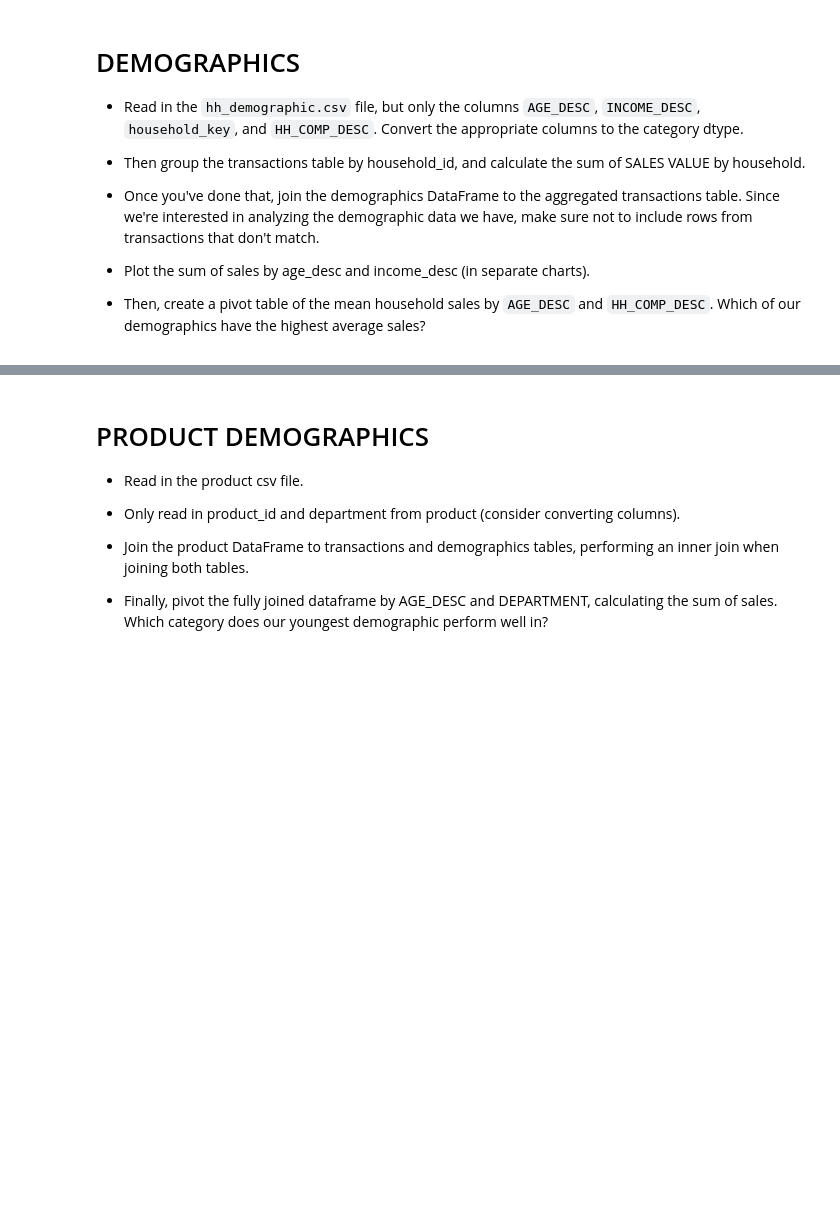
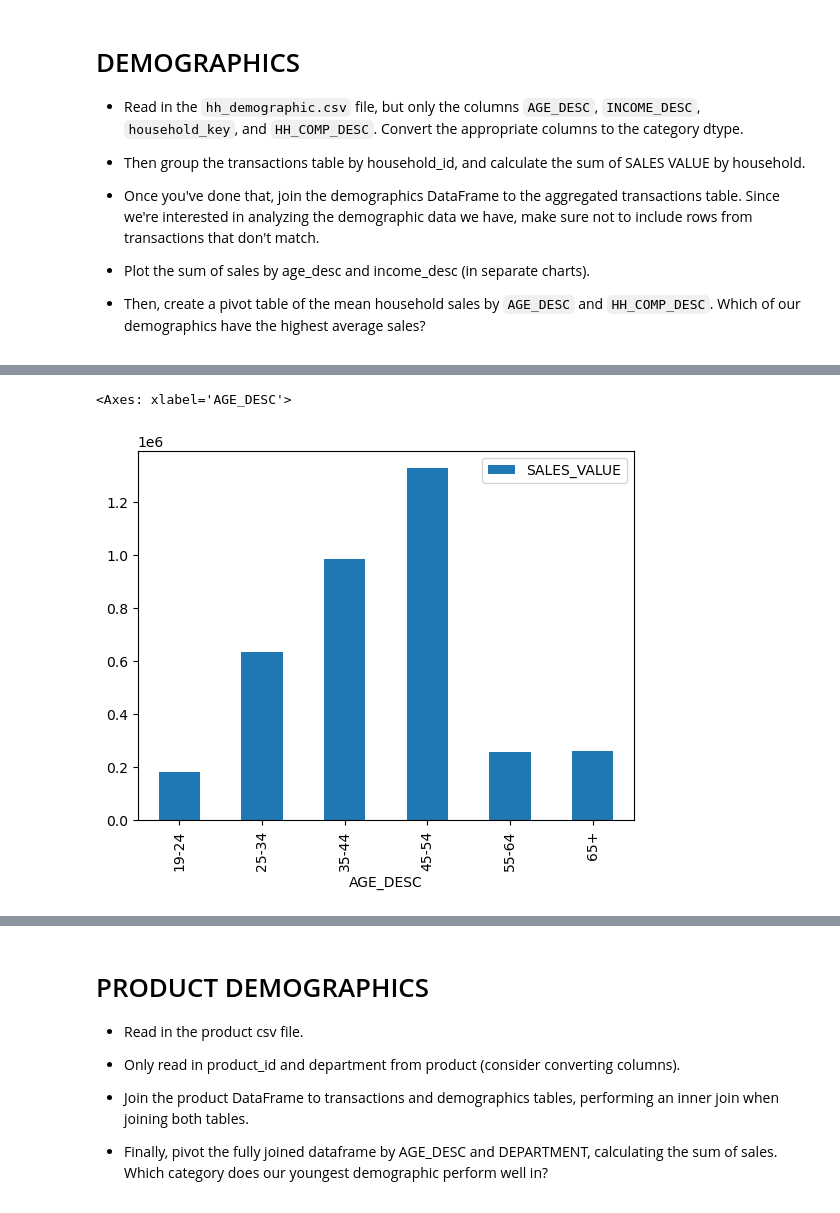
Before and after one commit to Kshitij-Chavan/Maven-Mega-Mart-Pandas, a Jupyter notebook: Notebooks/maven_mega_mart.ipynb, the cells around one changed output, grey strips where cells are left out. Cells and saved outputs as stored; diff of their text form; code cells hidden in the pictures; blank space fills up the shorter version.

Commit message:
Performed Analysis on Demographics table

```diff
--- a/Notebooks/maven_mega_mart.ipynb
+++ b/Notebooks/maven_mega_mart.ipynb
@@ -147,3 +147,16 @@ sales_day_of_week.plot.bar()
 
 
 * Then, create a pivot table of the mean household sales by `AGE_DESC` and `HH_COMP_DESC`. Which of our demographics have the highest average sales?
+# %%
+# Reading demographics data
+
+# Columns we need for analysis
+dem_cols = ['AGE_DESC', 'INCOME_DESC', 'household_key', 'HH_COMP_DESC']
+
+# Changing the data types to category
+dem_types = {'AGE_DESC' : 'category', 'INCOME_DESC' : 'category', 'HH_COMP_DESC' : 'category'}
+
+# Specifying path
+path = '../Data/hh_demographic.csv'
+
+demographics = pd.read_csv(path, usecols=dem_cols, dtype=dem_types)
@@ -149,0 +187,8 @@ sales_day_of_week.plot.bar()
+# %%
+# Creating total sales by household keys
+
+household_sales = transactions.groupby('household_key').agg({'SALES_VALUE' : 'sum'})
+# %%
+# Joining household_sales and demographics on inner join cause we intrested in both sets
+
+household_sales_demo = household_sales.merge(demographics, how='inner', left_on='household_key', right_on='household_key')
@@ -149,0 +212,7 @@ sales_day_of_week.plot.bar()
+# %%
+# Plotting sum of sales by age
+
+household_sales_demo.groupby('AGE_DESC', observed=True).agg({'SALES_VALUE' : 'sum'}).plot.bar()
+# %% [output]
+<Axes: xlabel='AGE_DESC'>
+[figure, added]
```
Also changed, not shown: parts of 6 cells of this notebook.
